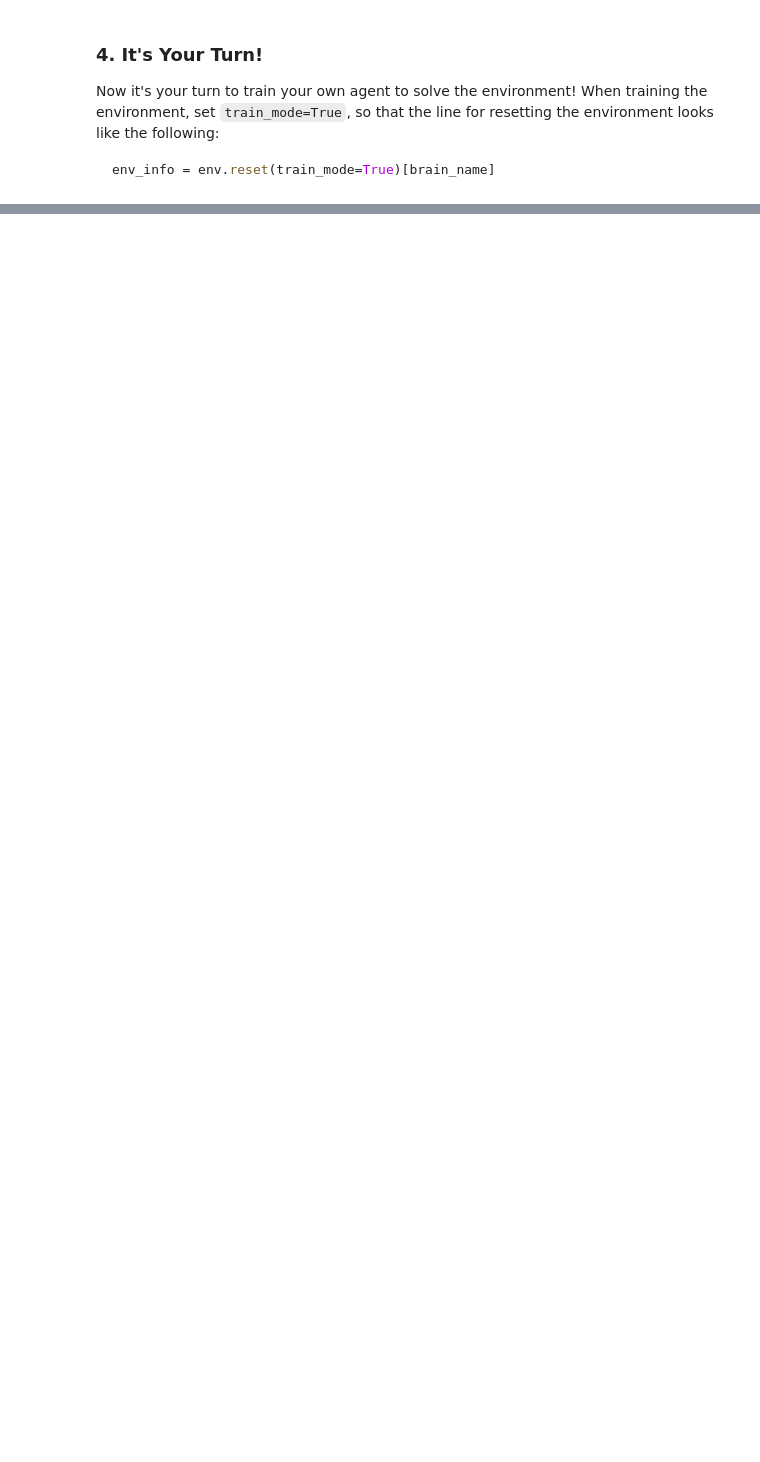
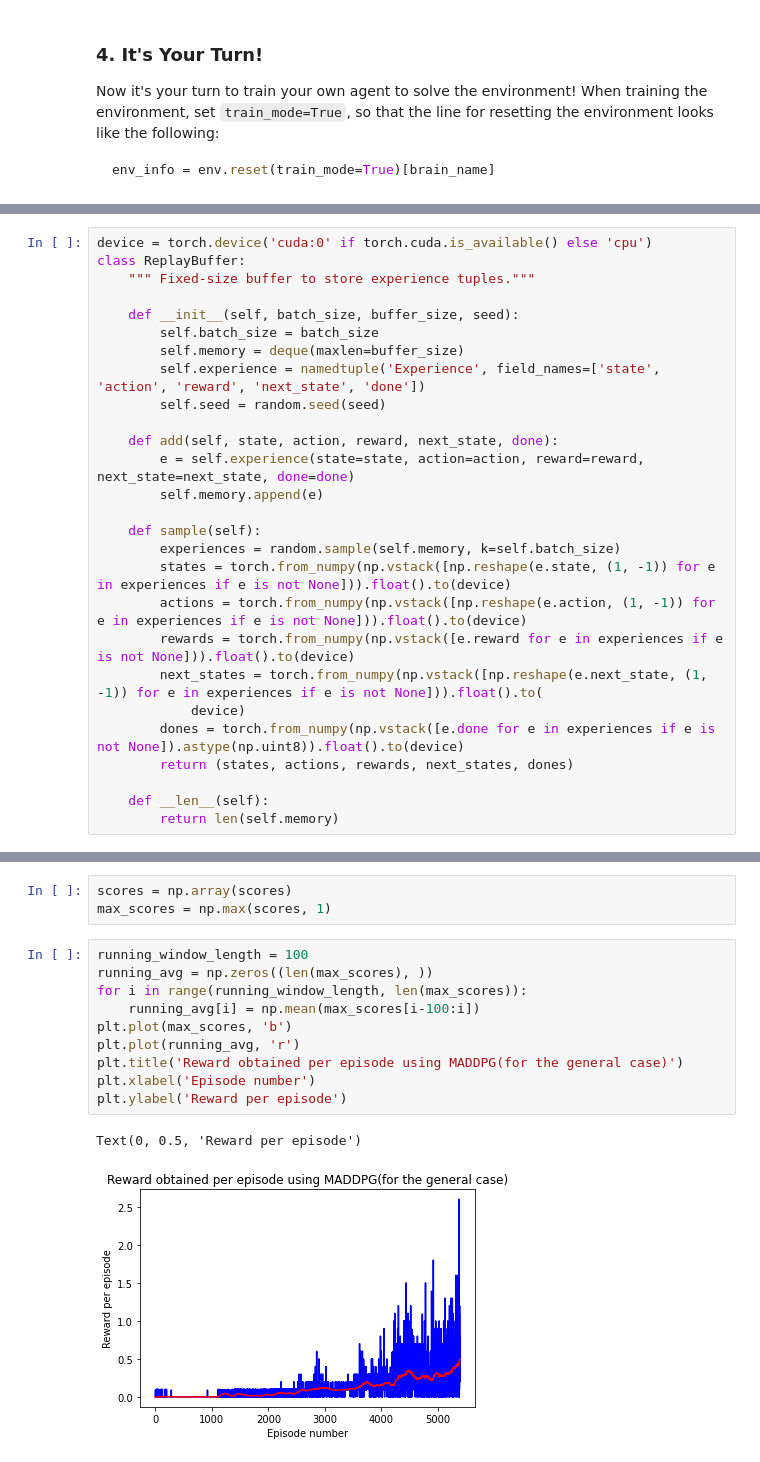
Before and after one commit to Bhuvans/Udacity_DeepRL_ND, a Jupyter notebook: p3_collab-compet/Tennis.ipynb, the cells around one changed output, grey strips where cells are left out. Cells and saved outputs as stored; diff of their text form; blank space fills up the shorter version.

```diff
--- a/p3_collab-compet/Tennis.ipynb
+++ b/p3_collab-compet/Tennis.ipynb
@@ -130,0 +90,27 @@ import torch
+# %%
+device = torch.device('cuda:0' if torch.cuda.is_available() else 'cpu')
+class ReplayBuffer:
+    """ Fixed-size buffer to store experience tuples."""
+
+    def __init__(self, batch_size, buffer_size, seed):
+        self.batch_size = batch_size
+        self.memory = deque(maxlen=buffer_size)
+        self.experience = namedtuple('Experience', field_names=['state', 'action', 'reward', 'next_state', 'done'])
+        self.seed = random.seed(seed)
+
+    def add(self, state, action, reward, next_state, done):
+        e = self.experience(state=state, action=action, reward=reward, next_state=next_state, done=done)
+        self.memory.append(e)
+
+    def sample(self):
+        experiences = random.sample(self.memory, k=self.batch_size)
+        states = torch.from_numpy(np.vstack([np.reshape(e.state, (1, -1)) for e in experiences if e is not None])).float().to(device)
+        actions = torch.from_numpy(np.vstack([np.reshape(e.action, (1, -1)) for e in experiences if e is not None])).float().to(device)
+        rewards = torch.from_numpy(np.vstack([e.reward for e in experiences if e is not None])).float().to(device)
+        next_states = torch.from_numpy(np.vstack([np.reshape(e.next_state, (1, -1)) for e in experiences if e is not None])).float().to(
+            device)
+        dones = torch.from_numpy(np.vstack([e.done for e in experiences if e is not None]).astype(np.uint8)).float().to(device)
+        return (states, actions, rewards, next_states, dones)
+
+    def __len__(self):
+        return len(self.memory)
@@ -130,0 +200,16 @@ import torch
+# %%
+scores = np.array(scores)
+max_scores = np.max(scores, 1)
+# %%
+running_window_length = 100
+running_avg = np.zeros((len(max_scores), ))
+for i in range(running_window_length, len(max_scores)):
+    running_avg[i] = np.mean(max_scores[i-100:i])
+plt.plot(max_scores, 'b')
+plt.plot(running_avg, 'r')
+plt.title('Reward obtained per episode using MADDPG(for the general case)')
+plt.xlabel('Episode number')
+plt.ylabel('Reward per episode')
+# %% [output]
+Text(0, 0.5, 'Reward per episode')
+[figure, added]
```
Also changed, not shown: parts of 15 cells of this notebook, 26 other files.
